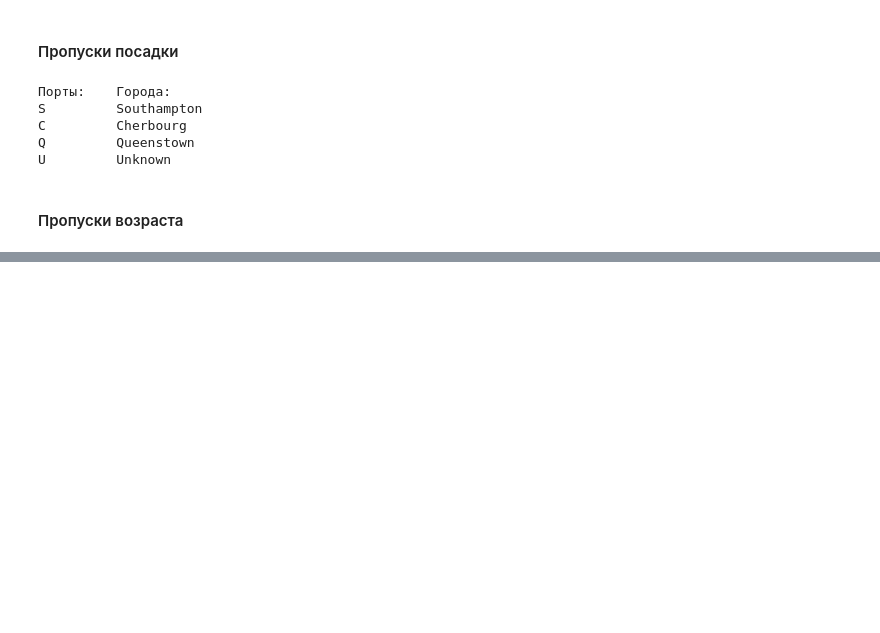
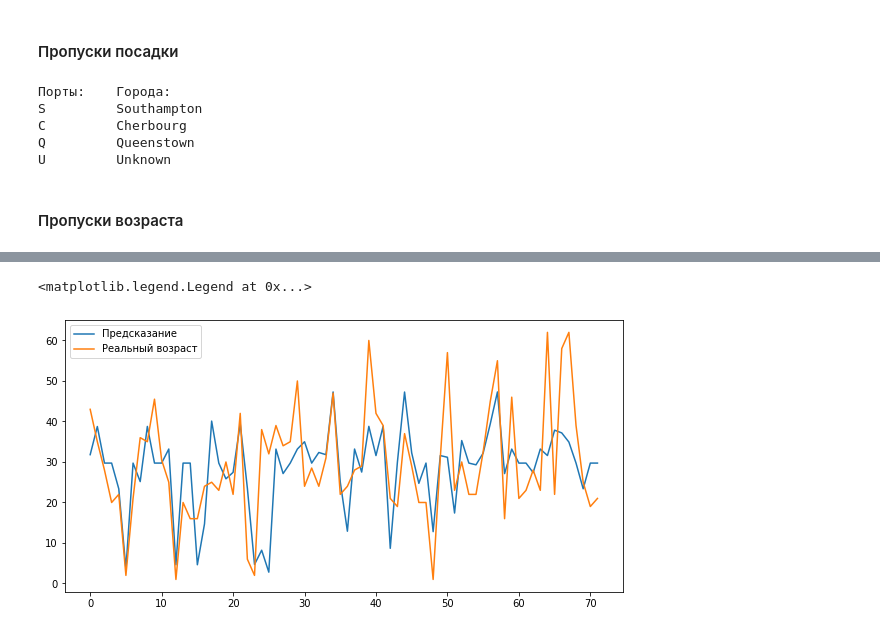
Before and after one commit to gaskeo/yandex-lyceum-selection-round, a Jupyter notebook: main.ipynb, the cells around one changed output, grey strips where cells are left out. Saved outputs shown, nothing was run; the diff lists cells and outputs as text; code cells hidden in the pictures; blank space fills up the shorter version.

```diff
--- a/main.ipynb
+++ b/main.ipynb
@@ -136,8 +140,11 @@ AGE_NORMALIZER = 0.01
 FARE_NORMALIZER = 0.001
 SIBSP_NORMALIZER = 0.1
 PARCH_NORMALIZER = 0.1
-CLASSES = {'First': 0.1, 'Second': 0.4, 'Third': 0.7}
+CLASSES = {'First': 0.1, 'Second': 0.5, 'Third': 0.9}
+P_CLASSES = {1: 0.1, 2: 0.5, 3: 0.9}
 
 
 data = df[df.loc[:, 'age'].notna()]
-prepare_data(data)
+prepared_data = prepare_data(data)
+x_data, y_data = prepared_data[X_COLUMNS].to_numpy(), prepared_data[Y_COLUMNS].to_numpy()
+x_train, x_test, y_train, y_test = train_test_split(x_data, y_data, train_size=0.9)
@@ -158,0 +212,11 @@ prepare_data(data)
+# %%
+fig, ax = plt.subplots(1, 1)
+fig.set_size_inches(10, 5)
+
+predicts = model.predict(x_test)
+ax.plot(predicts / AGE_NORMALIZER, label='Предсказание')
+ax.plot(y_test / AGE_NORMALIZER, label='Реальный возраст')
+ax.legend()
+# %% [output]
+<matplotlib.legend.Legend at 0x...>
+[figure, added]
```
Also changed, not shown: parts of 8 cells of this notebook.
